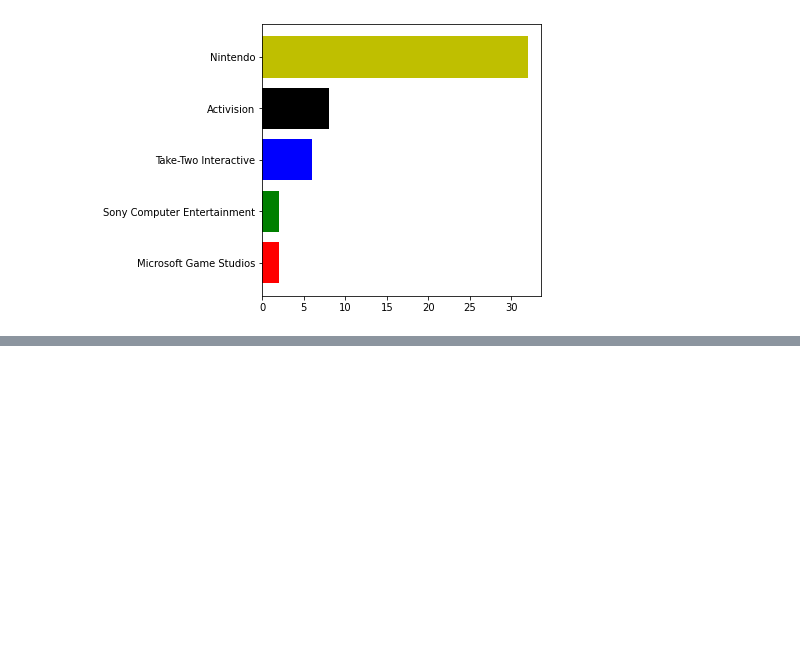
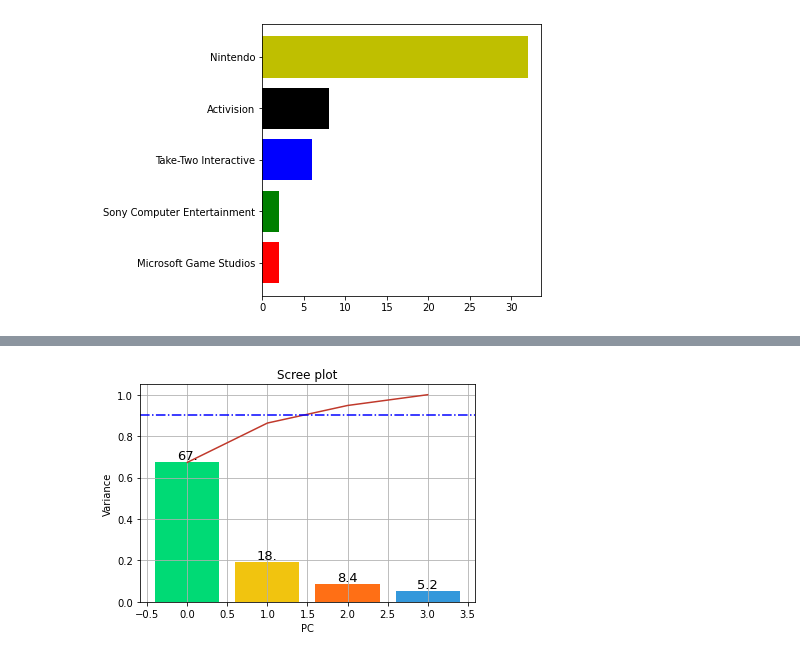
Before and after one commit to Markers/SC1_Project, a Jupyter notebook: Src/SC1_project.ipynb, the cells around one changed output, grey strips where cells are left out. Saved outputs shown, nothing was run; the diff lists cells and outputs as text; code cells hidden in the pictures; blank space fills up the shorter version.

```diff
--- a/Src/SC1_project.ipynb
+++ b/Src/SC1_project.ipynb
@@ -296,0 +364,26 @@ high_draw(high_publisher)
+# %%
+def scree_plot(pca):
+    pc_num = len(pca.explained_variance_ratio_)
+    index = np.arange(pc_num)
+
+    vals = pca.explained_variance_ratio_
+
+
+    ax = plt.subplot()
+    cumvals = np.cumsum(vals)   #누적 합계
+
+    ax.bar(index, vals, color = ['#00da75', '#f1c40f',  '#ff6f15', '#3498db']) # Bar plot
+    ax.plot(index, cumvals, color = '#c0392b') # Line plot
+
+    for i in range(pc_num): #라벨링(바 위에 텍스트(annotation) 쓰기)
+        ax.annotate(r"%s" % ((str(vals[i]*100)[:3])), (index[i], vals[i]), va = "bottom", ha = "center", fontsize = 13)
+
+    ax.set_xlabel("PC")
+    ax.set_ylabel("Variance")
+    plt.grid()
+    plt.axhline(y=0.9,color='blue', ls='-.')
+    plt.title('Scree plot')
+
+scree_plot(pca)
+# %% [output]
+[figure, added]
```
Also changed, not shown: parts of 2 cells of this notebook.
